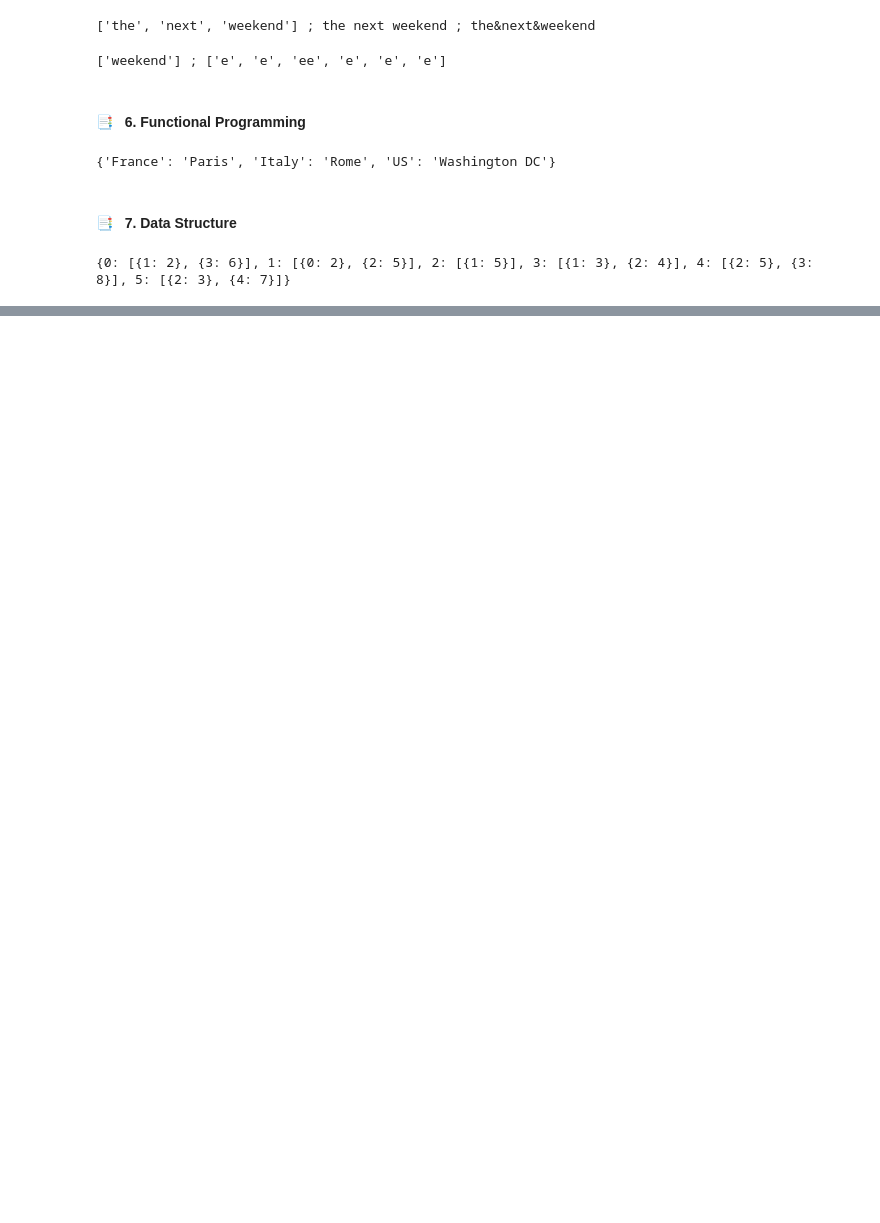
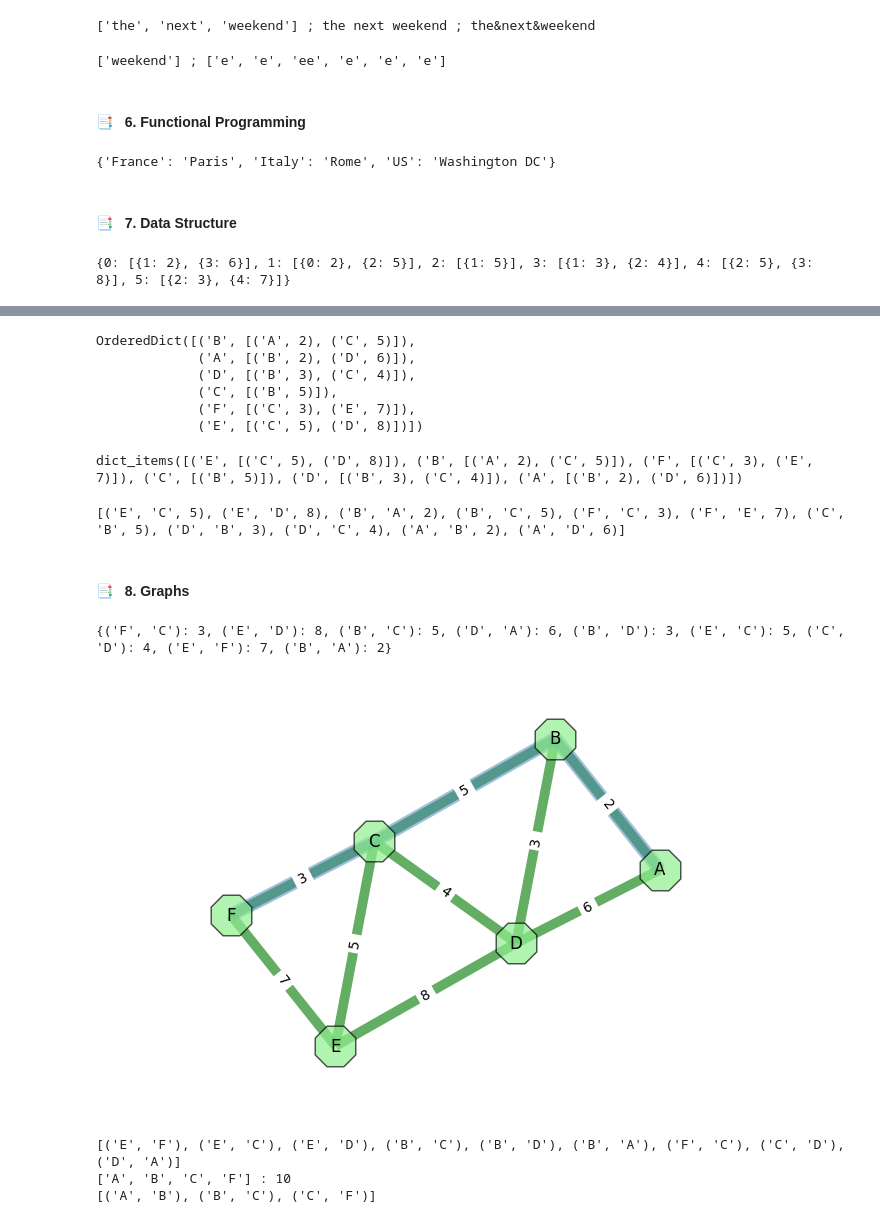
Before and after one commit to OlgaBelitskaya/resume-builder, a Jupyter notebook: Exercises_Interview_Practice_Py.ipynb, the cells around one changed output, grey strips where cells are left out. Saved outputs shown, nothing was run; the diff lists cells and outputs as text; code cells hidden in the pictures; blank space fills up the shorter version.

```diff
--- a/Exercises_Interview_Practice_Py.ipynb
+++ b/Exercises_Interview_Practice_Py.ipynb
@@ -170,0 +177,23 @@ print(dict_format(G))
+# %%
+OrderedDict(sorted(G.items(), key=lambda t: t[1]))
+# %% [output]
+OrderedDict([('B', [('A', 2), ('C', 5)]),
+             ('A', [('B', 2), ('D', 6)]),
+             ('D', [('B', 3), ('C', 4)]),
+             ('C', [('B', 5)]),
+             ('F', [('C', 3), ('E', 7)]),
+             ('E', [('C', 5), ('D', 8)])])
+# %%
+print(G.items())
+# %% [output]
+dict_items([('E', [('C', 5), ('D', 8)]), ('B', [('A', 2), ('C', 5)]), ('F', [('C', 3), ('E', 7)]), ('C', [('B', 5)]), ('D', [('B', 3), ('C', 4)]), ('A', [('B', 2), ('D', 6)])])
+# %%
+edges = []
+for node1, ws in G.items():
+    for (node2, w) in ws:
+        edges.append((node1, node2, w))
+print (edges)
+# %% [output]
+[('E', 'C', 5), ('E', 'D', 8), ('B', 'A', 2), ('B', 'C', 5), ('F', 'C', 3), ('F', 'E', 7), ('C', 'B', 5), ('D', 'B', 3), ('D', 'C', 4), ('A', 'B', 2), ('A', 'D', 6)]
+# %% [markdown]
+#### &#x1F4D1; &nbsp; 8. Graphs
@@ -170,0 +204,31 @@ print(dict_format(G))
+# %%
+GG = nx.Graph()
+
+for (node1, node2, way) in edges:
+    GG.add_edge(node1, node2, length=way)
+
+nodes = nx.shortest_path(GG, 'A', 'F', weight='length')
+shortest_path = []
+for i in range(len(nodes)-1):
+    shortest_path.append((nodes[i], nodes[i+1]))
+
+lengths=nx.get_edge_attributes(GG,'length')
+pos=nx.spring_layout(GG)
+
+nx.draw(GG, pos, with_labels=True, node_shape='8', node_size=1000,
+        node_color='lightgreen', edge_color='forestgreen', width=7, alpha=0.7)
+nx.draw_networkx_edge_labels(GG, pos, edge_labels=lengths)
+nx.draw_networkx_edges(GG, pos=pos, edgelist=shortest_path,
+                       edge_color = 'steelblue', width=10, alpha=0.5)
+print (lengths)
+# %% [output]
+{('F', 'C'): 3, ('E', 'D'): 8, ('B', 'C'): 5, ('D', 'A'): 6, ('B', 'D'): 3, ('E', 'C'): 5, ('C', 'D'): 4, ('E', 'F'): 7, ('B', 'A'): 2}
+[figure, added]
+# %%
+print(GG.edges())
+print (nx.shortest_path(GG, 'A', 'F', weight='length'),':', nx.shortest_path_length(GG, 'A', 'F', weight='length'))
+print (shortest_path)
+# %% [output]
+[('E', 'F'), ('E', 'C'), ('E', 'D'), ('B', 'C'), ('B', 'D'), ('B', 'A'), ('F', 'C'), ('C', 'D'), ('D', 'A')]
+['A', 'B', 'C', 'F'] : 10
+[('A', 'B'), ('B', 'C'), ('C', 'F')]
```
Also changed, not shown: parts of 3 cells of this notebook, 2 other files.
